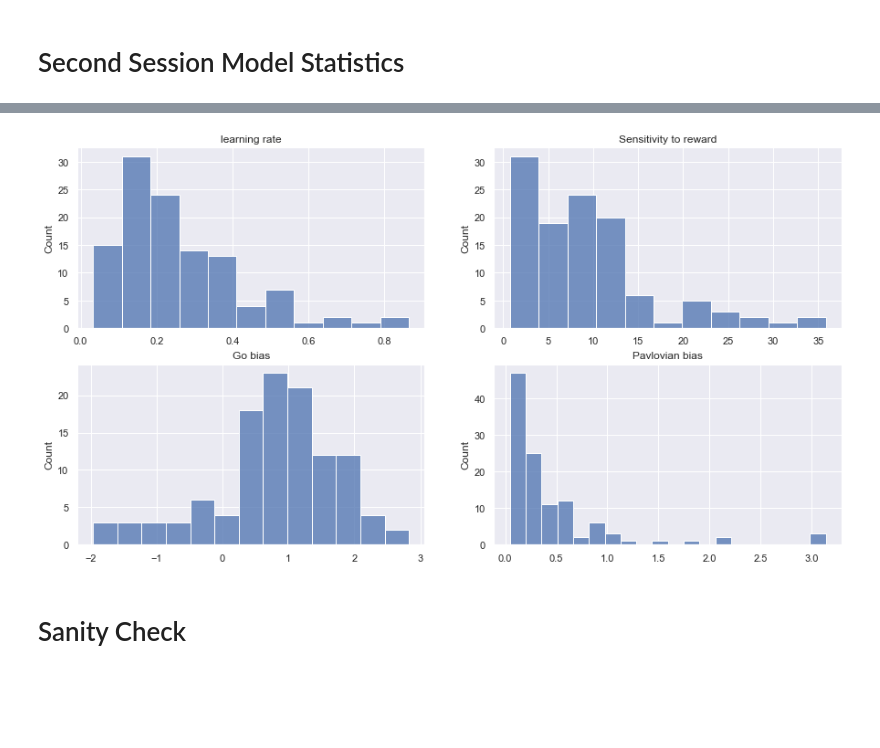
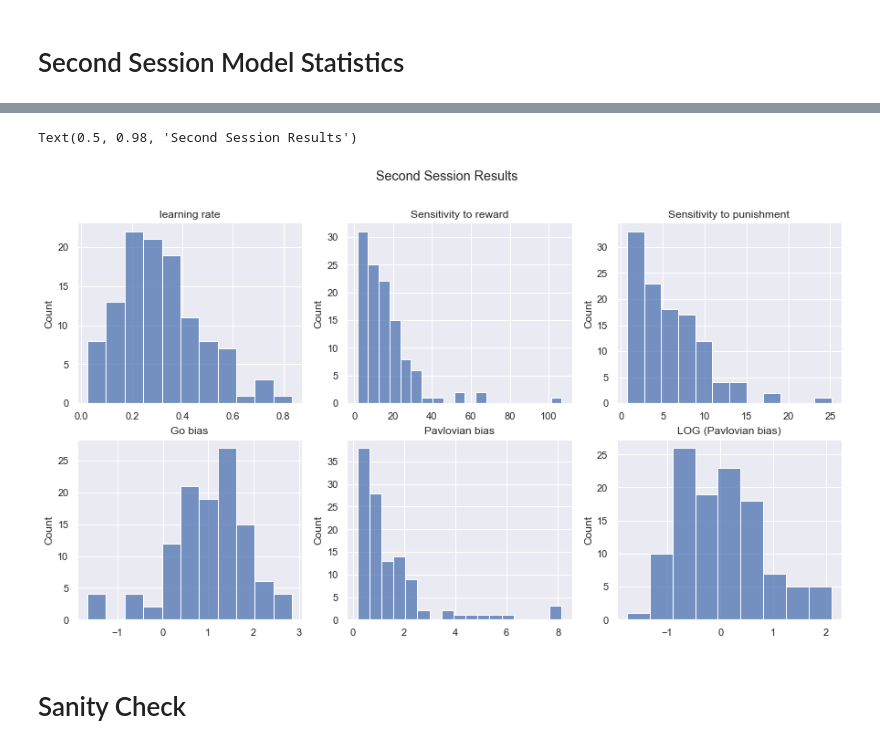
Before and after one commit to Sepsad/Interindividual-differences-in-Learning-to-Act-or-Avoid, a Jupyter notebook: Result_of_modeling.ipynb, the cells around one changed output, grey strips where cells are left out. Drawn from its saved outputs; the diff is of its cells as text; code cells hidden in the pictures; blank space fills up the shorter version.

```diff
--- a/Result_of_modeling.ipynb
+++ b/Result_of_modeling.ipynb
@@ -68,20 +84,31 @@ second_model.describe()
 # %%
-fig, axs = plt.subplots(2,2, figsize = (15,8))
+fig, axs = plt.subplots(2,3, figsize = (15,8))
 
 ax1 = sns.histplot(second_model['alpha'], ax=axs[(0,0)])
 ax1.set_title("learning rate")
 ax1.set_xlabel("")
-ax2 = sns.histplot(second_model['beta'], ax=axs[(0,1)])
+ax2 = sns.histplot(second_model['beta_rew'], ax=axs[(0,1)])
 ax2.set_title("Sensitivity to reward")
+ax2.set_xlabel("")
+
+ax2 = sns.histplot(second_model['beta_pun'], ax=axs[(0,2)])
+ax2.set_title("Sensitivity to punishment")
 ax2.set_xlabel("")
 
 ax3 = sns.histplot(second_model['bias'], ax=axs[(1,0)])
 ax3.set_title("Go bias")
 ax3.set_xlabel("")
 
 ax4 = sns.histplot(second_model['pav'], ax=axs[(1,1)])
 ax4.set_title("Pavlovian bias")
 ax4.set_xlabel("");
+
+ax4 = sns.histplot(np.log(second_model['pav']), ax=axs[(1,2)])
+ax4.set_title("LOG (Pavlovian bias)")
+ax4.set_xlabel("");
+
+fig.suptitle('Second Session Results')
 # %% [output]
+Text(0.5, 0.98, 'Second Session Results')
-[figure, old version]
+[figure, new version]
 # %%
```
Also changed, not shown: parts of 33 cells of this notebook, 3 other files.
